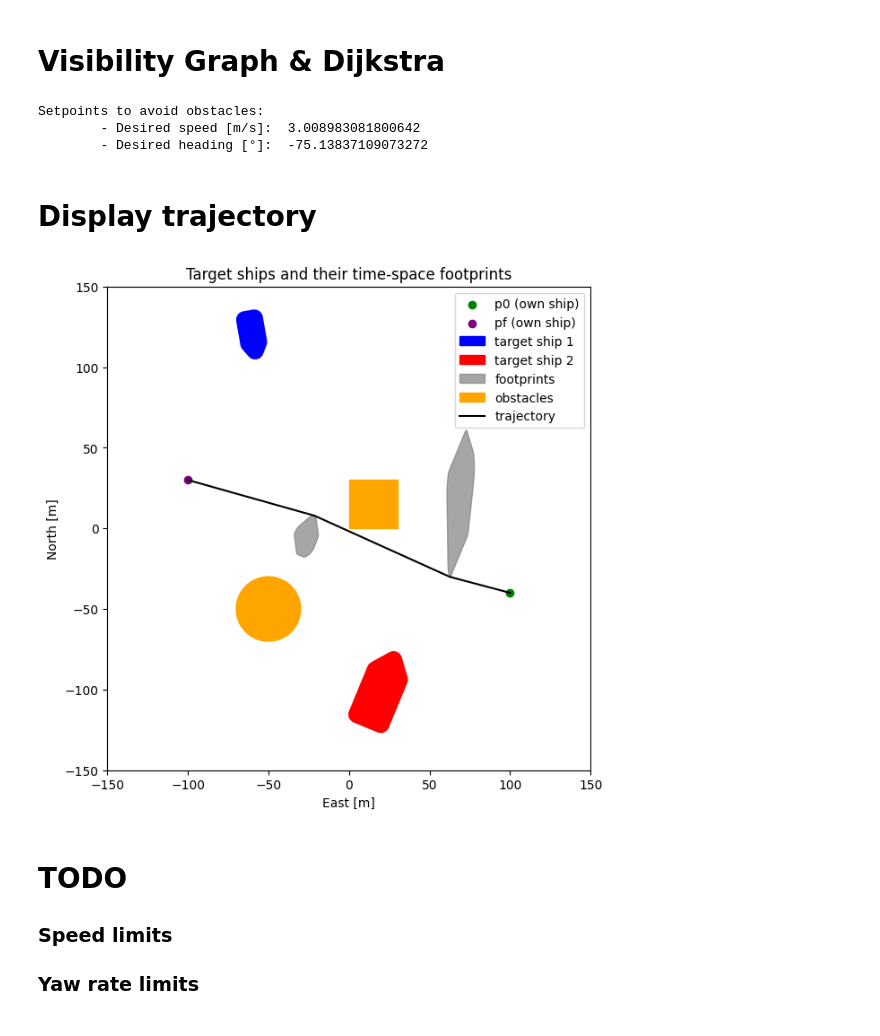
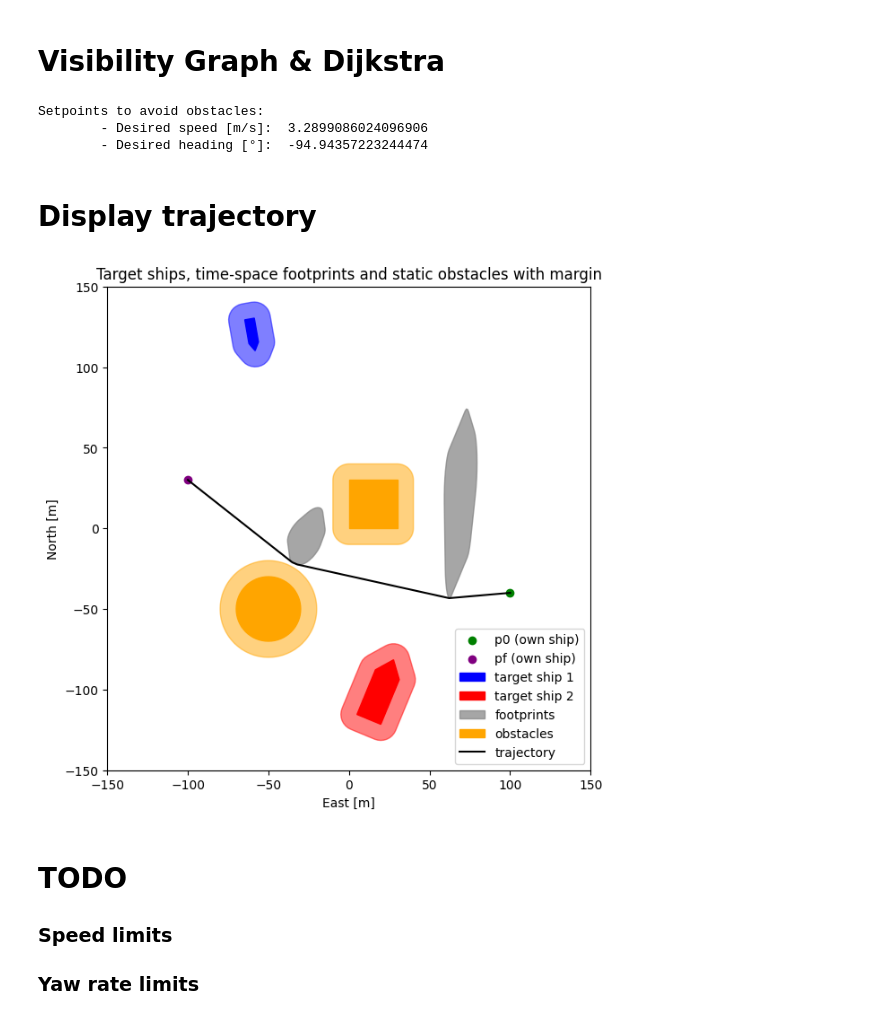
Before and after one commit to stiefen1/timespace-colav, a Jupyter notebook: examples/tutorial.ipynb, the cells around one changed output. Saved outputs shown, nothing was run; the diff lists cells and outputs as text; code cells hidden in the pictures.

Commit message:
add safety margin to tutorial.ipynb

```diff
--- a/examples/tutorial.ipynb
+++ b/examples/tutorial.ipynb
@@ -7,8 +7,6 @@ This repository is NOT a simulator and will never be. It is a collision avoidanc
 # %%
 from colav.obstacles import MovingShip
 import numpy as np
-
-safety_distance = 5 # Minimal distance w.r.t ship [m] -> very small here, should be at least > length overall
 
 # From Course & Speed Over Ground (CSOG)
 ts1 = MovingShip.from_csog(
@@ -20,7 +18,7 @@ ts1 = MovingShip.from_csog(
     beam=6,                 # [m]
     degrees=True,           # Whether psi and cog are provided in degrees (True) or radians (False)
     mmsi=None               # Maritime Mobile Service Identity
-).buffer(safety_distance)   # Add safety margin using Minkowski sum
+)
 
 # From surge & sway speed
 ts2 = MovingShip.from_body(
@@ -32,7 +30,9 @@ ts2 = MovingShip.from_body(
     beam=16,                # [m]
     degrees=False,          # Whether psi and cog are provided in degrees (True) or radians (False)
     mmsi=265041000          # Maritime Mobile Service Identity (Aurora AF Helsingborg ferry)
-).buffer(safety_distance)   # Add safety margin using Minkowski sum
+)
 
-print(ts1.mmsi, ts2.mmsi)   # Fake MMSI are negative by convention
+print(
+    "mmsi of target ship 1 (fake): ", ts1.mmsi,
+    "\nmmsi of target ship 2 (real): ", ts2.mmsi)   # Fake MMSI are negative by convention
 # %% [output]
@@ -40,3 +43,9 @@ print(ts1.mmsi, ts2.mmsi)   # Fake MMSI are negative by convention
+# %%
+safety_distance = 10 # Minimal distance w.r.t ship [m] -> very small here, should be at least > length overall
+
+
+ts1_with_sd = ts1.buffer(safety_distance)   # Add safety margin using Minkowski sum
+ts2_with_sd = ts2.buffer(safety_distance)   # Add safety margin using Minkowski sum
 # %% [markdown]
 # Display Target Ships (matplotlib)
 # %%
@@ -71,7 +82,7 @@ pf = (-100, 30) # Target position
 proj = TimeSpaceProjector(Vdes)
 
 # Project target ships: Result is a list of shapely.Polygon object (https://shapely.readthedocs.io/en/stable/reference/shapely.Polygon.html)
-projected_ships: List[Polygon] = proj.get(p0, pf, [ts1, ts2])
+projected_ships: List[Polygon] = proj.get(p0, pf, [ts1_with_sd, ts2_with_sd])
 
 # Display target ships with their projected footprint
 _, ax = plt.subplots(figsize=(7, 7))
@@ -83,6 +94,8 @@ ax.scatter(*pf, c='purple', label='pf (own ship)')
 # Target ships
 ts1.fill(ax=ax, c='blue', label='target ship 1')
 ts2.fill(ax=ax, c='red', label='target ship 2')
+ts1_with_sd.fill(ax=ax, c='blue', alpha=0.5)
+ts2_with_sd.fill(ax=ax, c='red', alpha=0.5)
 
 # Projected footprint
 for i, projected_ship in enumerate(projected_ships):
@@ -104,6 +117,8 @@ plt.close()
 # %%
 from colav.planner import TimeSpaceColav
 from shapely import Polygon, Point
+
+shore_safety_distance = 10
 
 # Construct fake obstacles as shore: use .buffer to add safety margin.
 shore = [
@@ -111,17 +126,19 @@ shore = [
     Point(-50, -50).buffer(20) # Circle obstacle
 ]
 
+shore_with_sd = [obs.buffer(shore_safety_distance) for obs in shore] # Add safety margin to the shore
+
 planner = TimeSpaceColav(
     desired_speed=Vdes,         # Desired speed
     distance_threshold=1000,    # Minimal distance to include target ships in trajectory planning
-    shore=shore                 # All the static obstacles
+    shore=shore_with_sd         # All the static obstacles with safety margin
 )
 
 traj = planner.get(
-    p0=p0,                      # Inital position of own ship
-    pf=pf,                      # Target position of own ship
-    obstacles=[ts1, ts2]        # Moving obstacles
-)                               # Returns a trajectory to go from p0 to pf while avoiding shore+obstacles
+    p0=p0,                                  # Inital position of own ship
+    pf=pf,                                  # Target position of own ship
+    obstacles=[ts1_with_sd, ts2_with_sd]    # Moving obstacles
+)                                           # Returns a trajectory to go from p0 to pf while avoiding shore+obstacles
 
 print(
     "Setpoints to avoid obstacles: \n",
@@ -130,42 +147,45 @@ print(
 )
 # %% [output]
 Setpoints to avoid obstacles:
-        - Desired speed [m/s]:  3.008983081800642
-        - Desired heading [°]:  -75.13837109073272
+        - Desired speed [m/s]:  3.2899086024096906
+        - Desired heading [°]:  -94.94357223244474
 # %% [markdown]
 # Display trajectory
 # %%
 # Display target ships with their projected footprint
 _, ax = plt.subplots(figsize=(7, 7))
 
 # Start and target position (Own ship)
 ax.scatter(*p0, c='green', label='p0 (own ship)')
 ax.scatter(*pf, c='purple', label='pf (own ship)')
 
 # Target ships
 ts1.fill(ax=ax, c='blue', label='target ship 1')
 ts2.fill(ax=ax, c='red', label='target ship 2')
+ts1_with_sd.fill(ax=ax, c='blue', alpha=0.5)
+ts2_with_sd.fill(ax=ax, c='red', alpha=0.5)
 
 # Projected footprint
 for i, projected_ship in enumerate(projected_ships):
     ax.fill(*projected_ship.exterior.xy, c='grey', alpha=0.7, label=f"footprints" if i==0 else None)
 
 for j, obs in enumerate(shore):
     ax.fill(*obs.exterior.xy, c='orange', label="obstacles" if j==0 else None)
+    ax.fill(*shore_with_sd[j].exterior.xy, c='orange', alpha=0.5)
 
 if traj is not None:
     traj.plot(ax=ax, c='black', label="trajectory")
 
 ax.set_xlim((-150, 150))
 ax.set_ylim((-150, 150))
 ax.set_xlabel("East [m]")
 ax.set_ylabel("North [m]")
-ax.set_title(f"Target ships and their time-space footprints")
+ax.set_title(f"Target ships, time-space footprints and static obstacles with margin")
 ax.set_aspect('equal')
 ax.legend()
 plt.show()
 # %% [output]
-[figure, old version]
+[figure, new version]
 # %% [markdown]
 # TODO
 ### Speed limits
```
Also changed, not shown: parts of 4 cells of this notebook.
